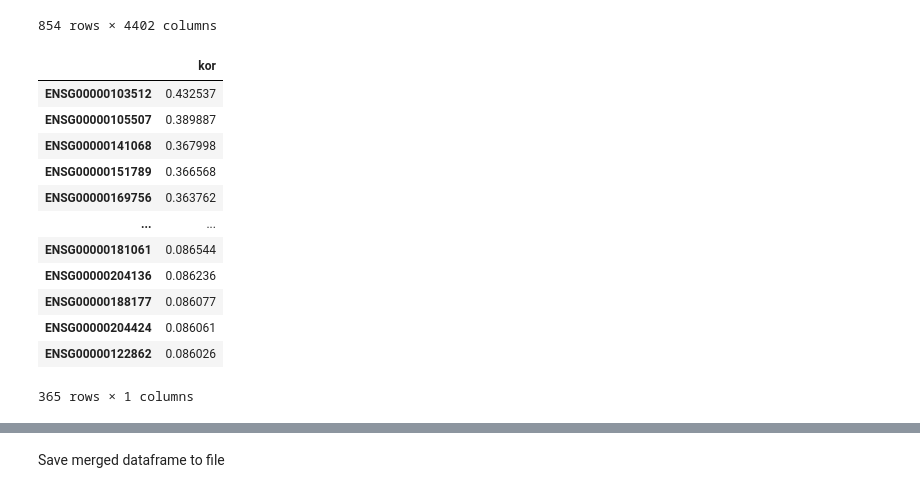
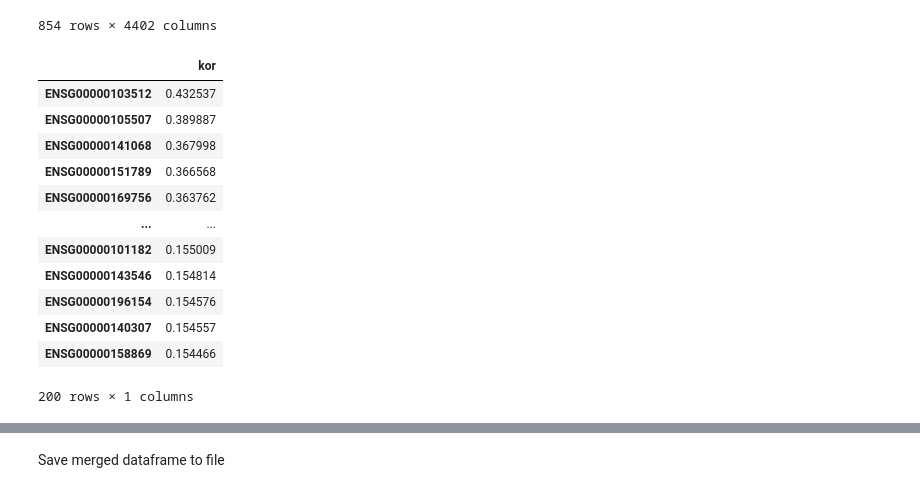
Before and after one commit to DariuszMech/Cancer-stage-prediction, a Jupyter notebook: notebooks/data_preparation.ipynb, the cells around one changed output, grey strips where cells are left out. Cells and saved outputs as stored; diff of their text form; code cells hidden in the pictures.

```diff
--- a/notebooks/data_preparation.ipynb
+++ b/notebooks/data_preparation.ipynb
@@ -261,54 +261,54 @@ correlation_matrix = merged2.corr()
 stage_correlation1 = correlation_matrix['Stage1']
 stage_correlation1 = stage_correlation1.sort_values(ascending=False)
 stage_correlation1 = stage_correlation1.abs()
-stage_correlation1 = stage_correlation1.head(100)
+stage_correlation1 = stage_correlation1.head(200)
 # %%
 # Korelacje dla kazdego stage-a
 stage_correlation2 = correlation_matrix['Stage2']
 stage_correlation2 = stage_correlation2.sort_values(ascending=False)
 stage_correlation2 = stage_correlation2.abs()
-stage_correlation2 = stage_correlation2.head(100)
+stage_correlation2 = stage_correlation2.head(200)
 # %%
 # Korelacje dla kazdego stage-a
 stage_correlation3 = correlation_matrix['Stage3']
 stage_correlation3 = stage_correlation3.sort_values(ascending=False)
 stage_correlation3 = stage_correlation3.abs()
-stage_correlation3 = stage_correlation3.head(100)
+stage_correlation3 = stage_correlation3.head(200)
 # %%
 # Korelacje dla kazdego stage-a
 stage_correlation4 = correlation_matrix['Stage4']
 stage_correlation4 = stage_correlation4.sort_values(ascending=False)
 stage_correlation4 = stage_correlation4.abs()
-stage_correlation4 = stage_correlation4.head(100)
+stage_correlation4 = stage_correlation4.head(200)
 # %%
 df1 = stage_correlation1.to_frame(name='kor')
 df2 = stage_correlation2.to_frame(name='kor')
 df3 = stage_correlation3.to_frame(name='kor')
 df4 = stage_correlation4.to_frame(name='kor')
 
 # common_rows = df2.merge(df3, left_index=True, right_index=True).index
 # sorted_df = common_rows.to_frame(name='kor')
 
 sum_df = df1.add(df2, fill_value=0)
 sum_df = sum_df.add(df3, fill_value=0)
 sum_df = sum_df.add(df4, fill_value=0)
 
 # Kontynuuj dodawanie pozostałych DataFrame'ów, jeśli istnieją
 sorted_df = sum_df.sort_values(by="kor", ascending=False)
 sorted_df = sorted_df.drop(['Stage1', 'Stage2', 'Stage3', 'Stage4'])
-
+sorted_df = sorted_df.head(200)
 sorted_df
 # %% [output]
 |  | kor |
 | ENSG00000103512 | 0.432537 |
 | ENSG00000105507 | 0.389887 |
 | ENSG00000141068 | 0.367998 |
 | ENSG00000151789 | 0.366568 |
 | ENSG00000169756 | 0.363762 |
 | ... | ... |
-| ENSG00000181061 | 0.086544 |
-| ENSG00000204136 | 0.086236 |
-| ENSG00000188177 | 0.086077 |
-| ENSG00000204424 | 0.086061 |
-| ENSG00000122862 | 0.086026 |
+| ENSG00000101182 | 0.155009 |
+| ENSG00000143546 | 0.154814 |
+| ENSG00000196154 | 0.154576 |
+| ENSG00000140307 | 0.154557 |
+| ENSG00000158869 | 0.154466 |
-365 rows × 1 columns
+200 rows × 1 columns
```
Also changed, not shown: parts of 7 cells of this notebook, 1 other file.
